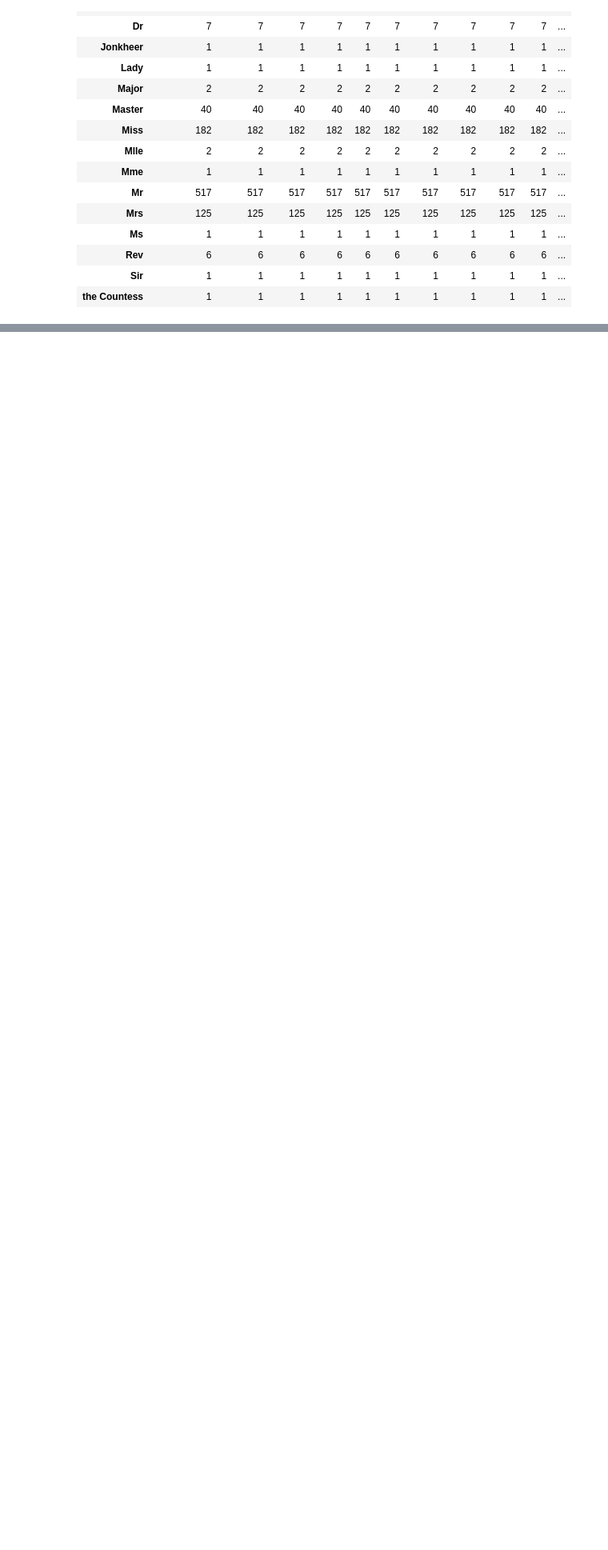
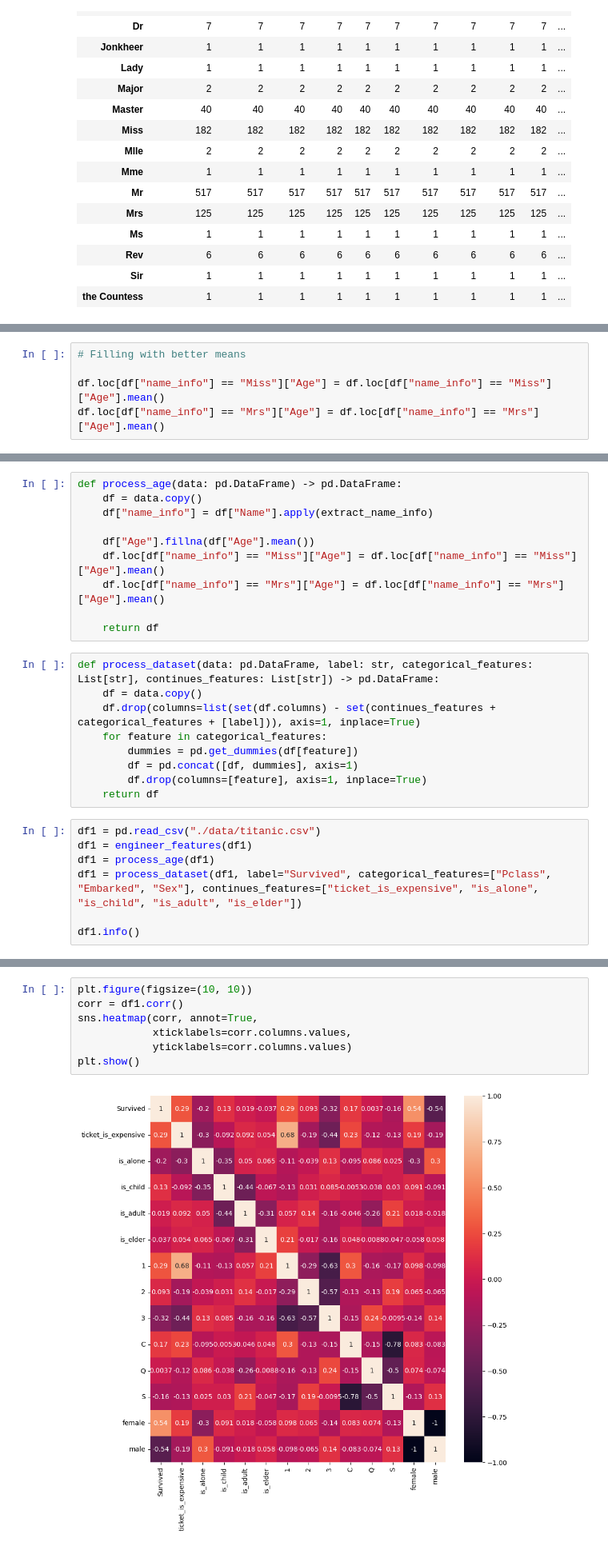
Before and after one commit to dqmis/code_academy_ai_course, a Jupyter notebook: class_materials/examples/machine_learning/2022-11-28.ipynb, the cells around one changed output, grey strips where cells are left out. Shown at 80% size. Cells and saved outputs as stored; diff of their text form; blank space fills up the shorter version.

```diff
--- a/class_materials/examples/machine_learning/2022-11-28.ipynb
+++ b/class_materials/examples/machine_learning/2022-11-28.ipynb
@@ -265,0 +318,5 @@ df[["name_info", "Survived"]].groupby(["name_info"], as_index=False).mean().sort
+# %%
+# Filling with better means
+
+df.loc[df["name_info"] == "Miss"]["Age"] = df.loc[df["name_info"] == "Miss"]["Age"].mean()
+df.loc[df["name_info"] == "Mrs"]["Age"] = df.loc[df["name_info"] == "Mrs"]["Age"].mean()
@@ -265,0 +385,26 @@ df[["name_info", "Survived"]].groupby(["name_info"], as_index=False).mean().sort
+# %%
+def process_age(data: pd.DataFrame) -> pd.DataFrame:
+    df = data.copy()
+    df["name_info"] = df["Name"].apply(extract_name_info)
+
+    df["Age"].fillna(df["Age"].mean())
+    df.loc[df["name_info"] == "Miss"]["Age"] = df.loc[df["name_info"] == "Miss"]["Age"].mean()
+    df.loc[df["name_info"] == "Mrs"]["Age"] = df.loc[df["name_info"] == "Mrs"]["Age"].mean()
+
+    return df
+# %%
+def process_dataset(data: pd.DataFrame, label: str, categorical_features: List[str], continues_features: List[str]) -> pd.DataFrame:
+    df = data.copy()
+    df.drop(columns=list(set(df.columns) - set(continues_features + categorical_features + [label])), axis=1, inplace=True)
+    for feature in categorical_features:
+        dummies = pd.get_dummies(df[feature])
+        df = pd.concat([df, dummies], axis=1)
+        df.drop(columns=[feature], axis=1, inplace=True)
+    return df
+# %%
+df1 = pd.read_csv("./data/titanic.csv")
+df1 = engineer_features(df1)
+df1 = process_age(df1)
+df1 = process_dataset(df1, label="Survived", categorical_features=["Pclass", "Embarked", "Sex"], continues_features=["ticket_is_expensive", "is_alone", "is_child", "is_adult", "is_elder"])
+
+df1.info()
@@ -265,0 +439,9 @@ df[["name_info", "Survived"]].groupby(["name_info"], as_index=False).mean().sort
+# %%
+plt.figure(figsize=(10, 10))
+corr = df1.corr()
+sns.heatmap(corr, annot=True,
+            xticklabels=corr.columns.values,
+            yticklabels=corr.columns.values)
+plt.show()
+# %% [output]
+[figure, added]
```
Also changed, not shown: parts of 21 cells of this notebook, 2 other files.
